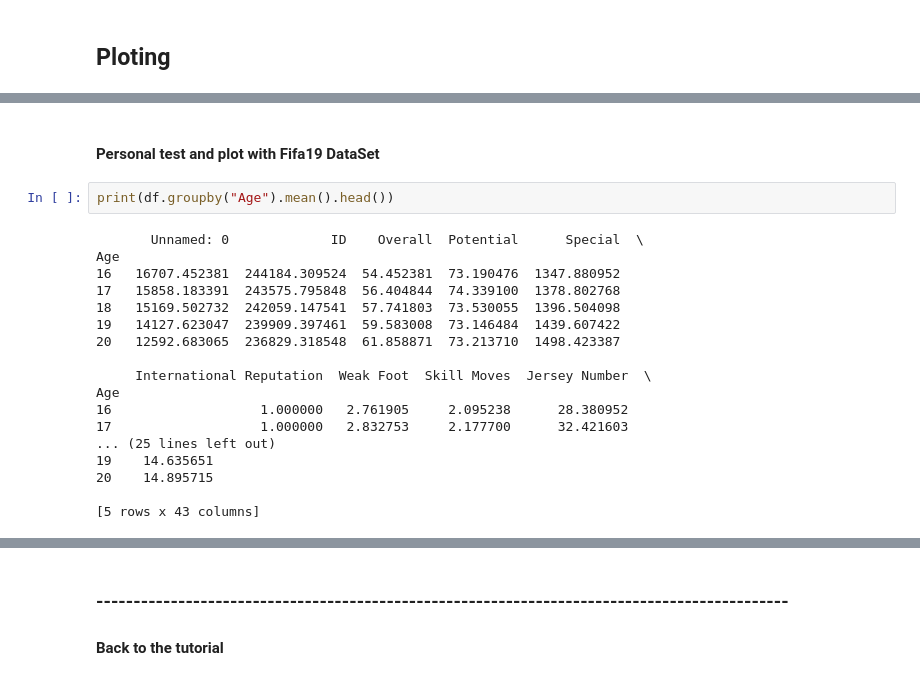
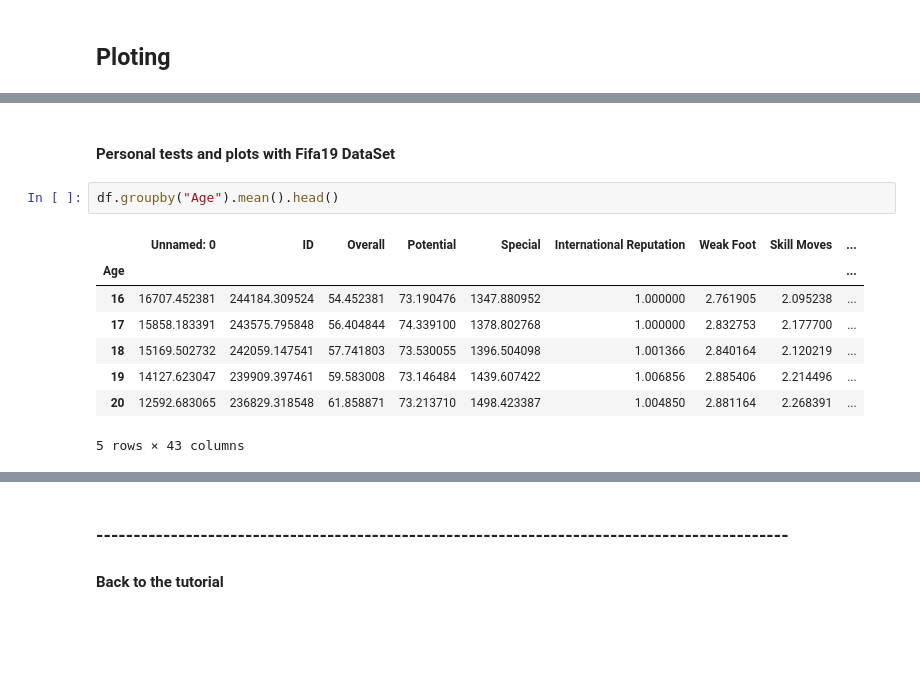
Before and after one commit to ViniciusRFerraz/DataScience, a Jupyter notebook: Pandas With Fifa19 Dataset.ipynb, the cells around one changed output, grey strips where cells are left out. Saved outputs shown, nothing was run; the diff lists cells and outputs as text; blank space fills up the shorter version.

```diff
--- a/Pandas With Fifa19 Dataset.ipynb
+++ b/Pandas With Fifa19 Dataset.ipynb
@@ -201,25 +186,16 @@ plt.scatter(ages.index,ages.values)
 # %% [markdown]
-#### Personal test and plot with Fifa19 DataSet
+#### Personal tests and plots with Fifa19 DataSet
 # %%
-print(df.groupby("Age").mean().head())
+df.groupby("Age").mean().head()
 # %% [output]
+|  | Unnamed: 0 | ID | Overall | Potential | Special | International Reputation | Weak Foot | Skill Moves | ... |
+| Age |  |  |  |  |  |  |  |  | ... |
+| 16 | 16707.452381 | 244184.309524 | 54.452381 | 73.190476 | 1347.880952 | 1.000000 | 2.761905 | 2.095238 | ... |
+| 17 | 15858.183391 | 243575.795848 | 56.404844 | 74.339100 | 1378.802768 | 1.000000 | 2.832753 | 2.177700 | ... |
+| 18 | 15169.502732 | 242059.147541 | 57.741803 | 73.530055 | 1396.504098 | 1.001366 | 2.840164 | 2.120219 | ... |
+| 19 | 14127.623047 | 239909.397461 | 59.583008 | 73.146484 | 1439.607422 | 1.006856 | 2.885406 | 2.214496 | ... |
+| 20 | 12592.683065 | 236829.318548 | 61.858871 | 73.213710 | 1498.423387 | 1.004850 | 2.881164 | 2.268391 | ... |
-       Unnamed: 0             ID    Overall  Potential      Special  \
-Age
-16   16707.452381  244184.309524  54.452381  73.190476  1347.880952
-17   15858.183391  243575.795848  56.404844  74.339100  1378.802768
-18   15169.502732  242059.147541  57.741803  73.530055  1396.504098
-19   14127.623047  239909.397461  59.583008  73.146484  1439.607422
-20   12592.683065  236829.318548  61.858871  73.213710  1498.423387
-
-     International Reputation  Weak Foot  Skill Moves  Jersey Number  \
-Age
-16                   1.000000   2.761905     2.095238      28.380952
-17                   1.000000   2.832753     2.177700      32.421603
-... (25 lines left out)
-19    14.635651
-20    14.895715
-
-[5 rows x 43 columns]
+5 rows × 43 columns
 # %%
 cross = df.groupby("Age").mean()["Crossing"]
 #plt.bar(cross.index,cross.values)
```
Also changed, not shown: parts of 15 cells of this notebook, 2 other files.
